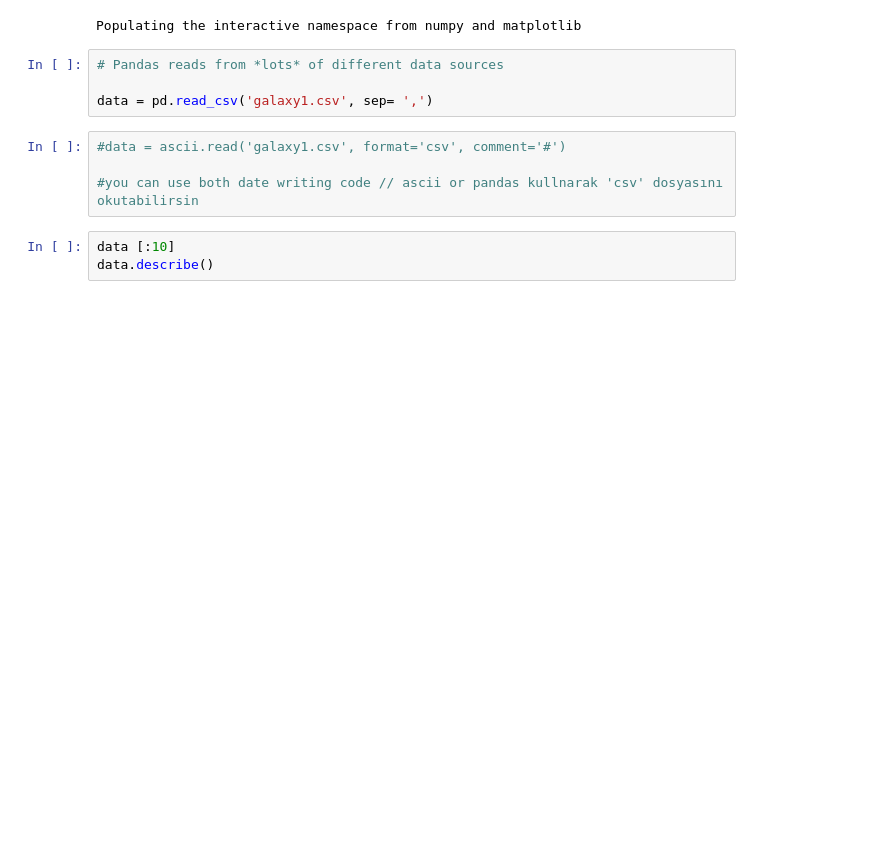
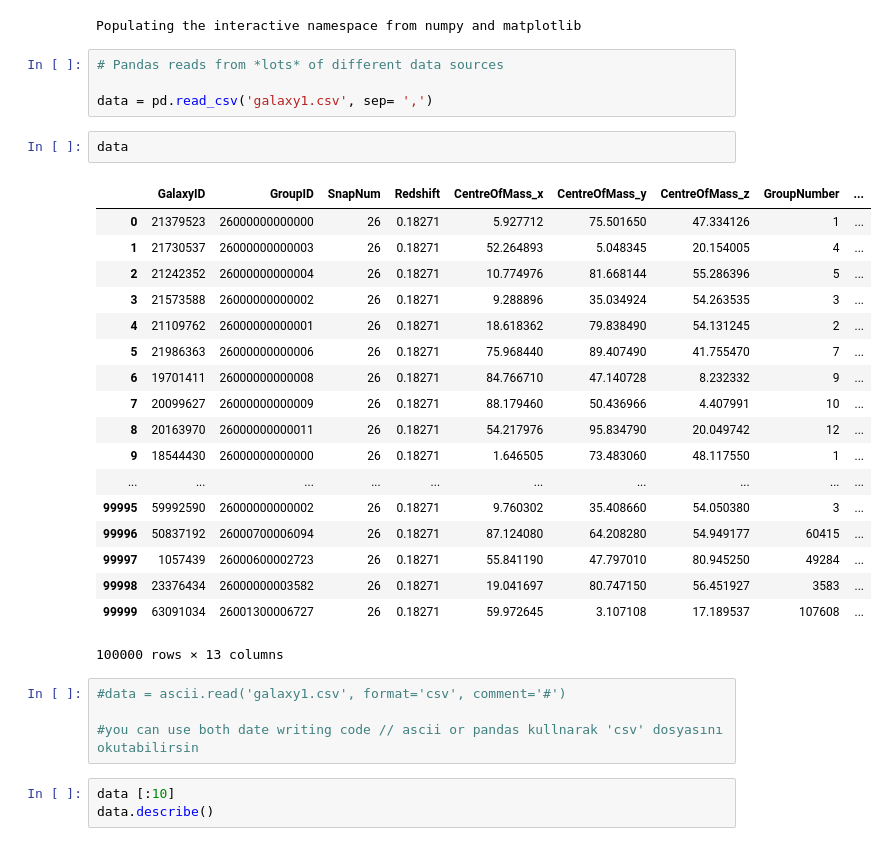
Before and after one commit to tugbabztp/Test, a Jupyter notebook: code/redfractıon.ipynb, the cells around one changed output. Saved outputs shown, nothing was run; the diff lists cells and outputs as text; blank space fills up the shorter version.

```diff
--- a/code/redfractıon.ipynb
+++ b/code/redfractıon.ipynb
@@ -12,6 +12,27 @@ Populating the interactive namespace from numpy and matplotlib
 # Pandas reads from *lots* of different data sources
 
 data = pd.read_csv('galaxy1.csv', sep= ',')
+# %%
+data
+# %% [output]
+|  | GalaxyID | GroupID | SnapNum | Redshift | CentreOfMass_x | CentreOfMass_y | CentreOfMass_z | GroupNumber | ... |
+| 0 | 21379523 | 26000000000000 | 26 | 0.18271 | 5.927712 | 75.501650 | 47.334126 | 1 | ... |
+| 1 | 21730537 | 26000000000003 | 26 | 0.18271 | 52.264893 | 5.048345 | 20.154005 | 4 | ... |
+| 2 | 21242352 | 26000000000004 | 26 | 0.18271 | 10.774976 | 81.668144 | 55.286396 | 5 | ... |
+| 3 | 21573588 | 26000000000002 | 26 | 0.18271 | 9.288896 | 35.034924 | 54.263535 | 3 | ... |
+| 4 | 21109762 | 26000000000001 | 26 | 0.18271 | 18.618362 | 79.838490 | 54.131245 | 2 | ... |
+| 5 | 21986363 | 26000000000006 | 26 | 0.18271 | 75.968440 | 89.407490 | 41.755470 | 7 | ... |
+| 6 | 19701411 | 26000000000008 | 26 | 0.18271 | 84.766710 | 47.140728 | 8.232332 | 9 | ... |
+| 7 | 20099627 | 26000000000009 | 26 | 0.18271 | 88.179460 | 50.436966 | 4.407991 | 10 | ... |
+| 8 | 20163970 | 26000000000011 | 26 | 0.18271 | 54.217976 | 95.834790 | 20.049742 | 12 | ... |
+| 9 | 18544430 | 26000000000000 | 26 | 0.18271 | 1.646505 | 73.483060 | 48.117550 | 1 | ... |
+| ... | ... | ... | ... | ... | ... | ... | ... | ... | ... |
+| 99995 | 59992590 | 26000000000002 | 26 | 0.18271 | 9.760302 | 35.408660 | 54.050380 | 3 | ... |
+| 99996 | 50837192 | 26000700006094 | 26 | 0.18271 | 87.124080 | 64.208280 | 54.949177 | 60415 | ... |
+| 99997 | 1057439 | 26000600002723 | 26 | 0.18271 | 55.841190 | 47.797010 | 80.945250 | 49284 | ... |
+| 99998 | 23376434 | 26000000003582 | 26 | 0.18271 | 19.041697 | 80.747150 | 56.451927 | 3583 | ... |
+| 99999 | 63091034 | 26001300006727 | 26 | 0.18271 | 59.972645 | 3.107108 | 17.189537 | 107608 | ... |
+100000 rows × 13 columns
 # %%
 #data = ascii.read('galaxy1.csv', format='csv', comment='#')
 
```
Also changed, not shown: parts of 13 cells of this notebook.
